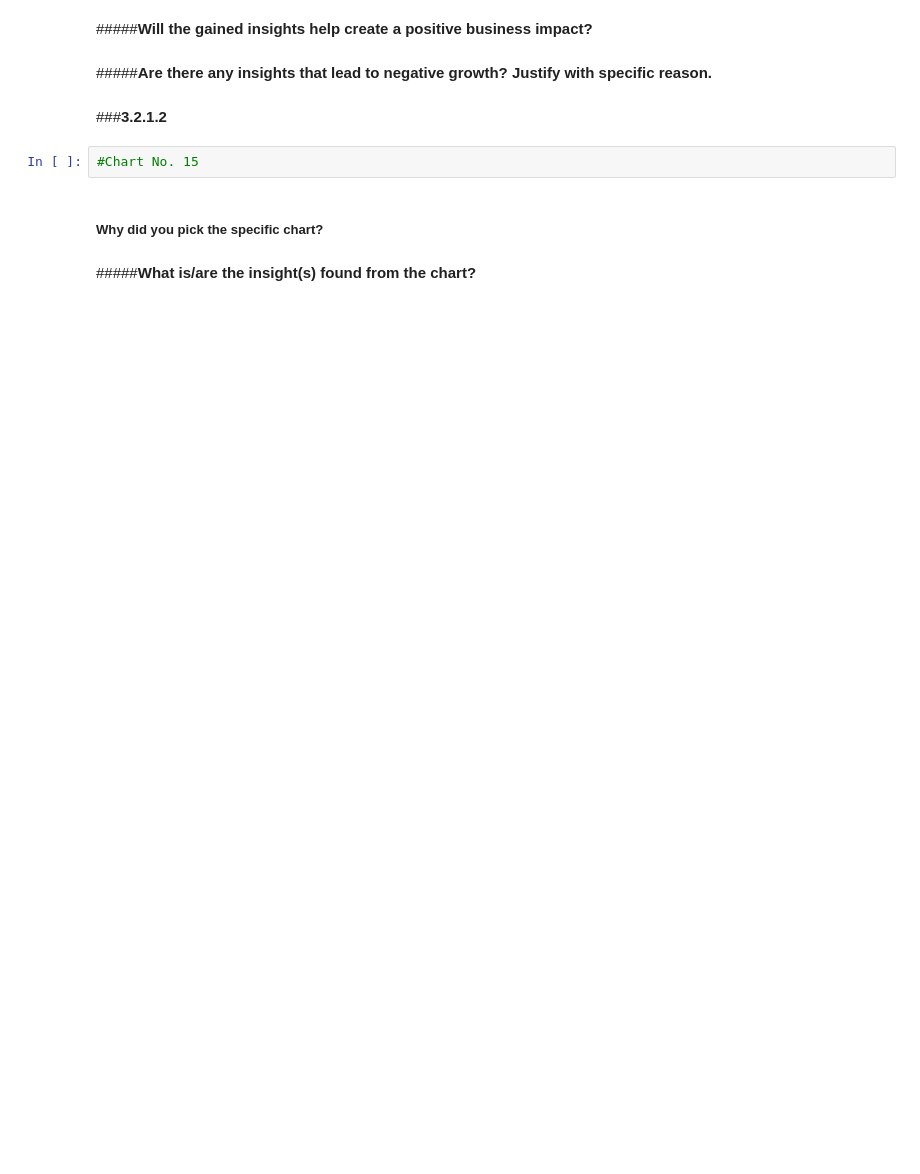
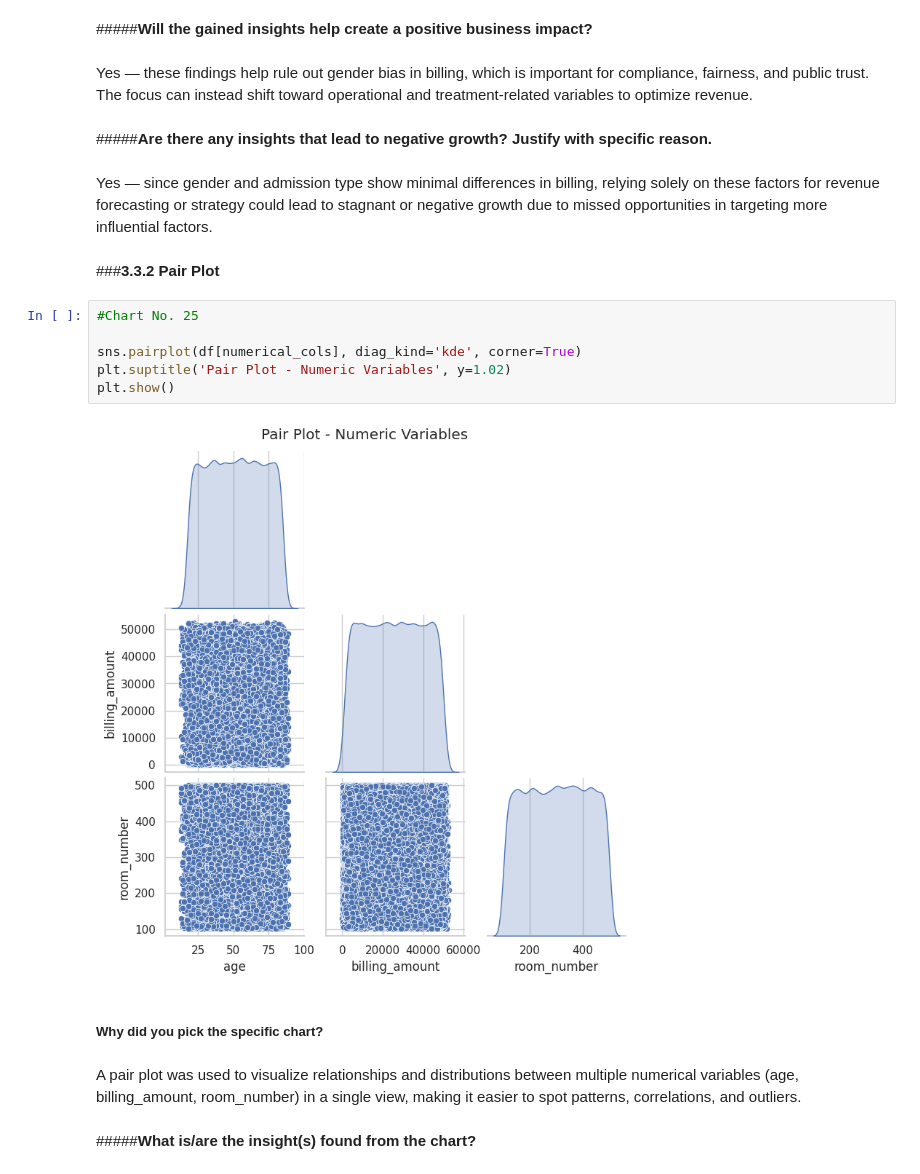
Before and after one commit to Sagarjain93/Healthcare, a Jupyter notebook: Healthcare.ipynb, the cells around one changed output. Saved outputs shown, nothing was run; the diff lists cells and outputs as text; blank space fills up the shorter version.

```diff
--- a/Healthcare.ipynb
+++ b/Healthcare.ipynb
@@ -1800,12 +1899,24 @@ plt.show()
 # %% [markdown]
 #####**Will the gained insights help create a positive business impact?**
+# %% [markdown]
+Yes — these findings help rule out gender bias in billing, which is important for compliance, fairness, and public trust. The focus can instead shift toward operational and treatment-related variables to optimize revenue.
 # %% [markdown]
 #####**Are there any insights that lead to negative growth? Justify with specific reason.**
+# %% [markdown]
+Yes — since gender and admission type show minimal differences in billing, relying solely on these factors for revenue forecasting or strategy could lead to stagnant or negative growth due to missed opportunities in targeting more influential factors.
 # %% [markdown]
-###**3.2.1.2**
+###**3.3.2 Pair Plot**
-# %%
-#Chart No. 15
+# %%
+#Chart No. 25
+
+sns.pairplot(df[numerical_cols], diag_kind='kde', corner=True)
+plt.suptitle('Pair Plot - Numeric Variables', y=1.02)
+plt.show()
+# %% [output]
+[figure, added]
 # %% [markdown]
 ##### **Why did you pick the specific chart?**
+# %% [markdown]
+A pair plot was used to visualize relationships and distributions between multiple numerical variables (age, billing_amount, room_number) in a single view, making it easier to spot patterns, correlations, and outliers.
 # %% [markdown]
 #####**What is/are the insight(s) found from the chart?**
```
Also changed, not shown: parts of 49 cells of this notebook.
